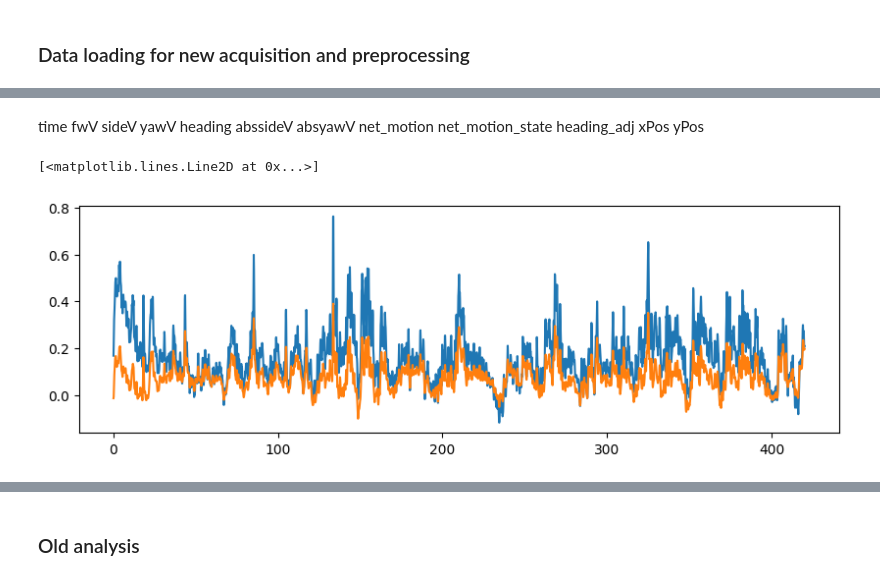
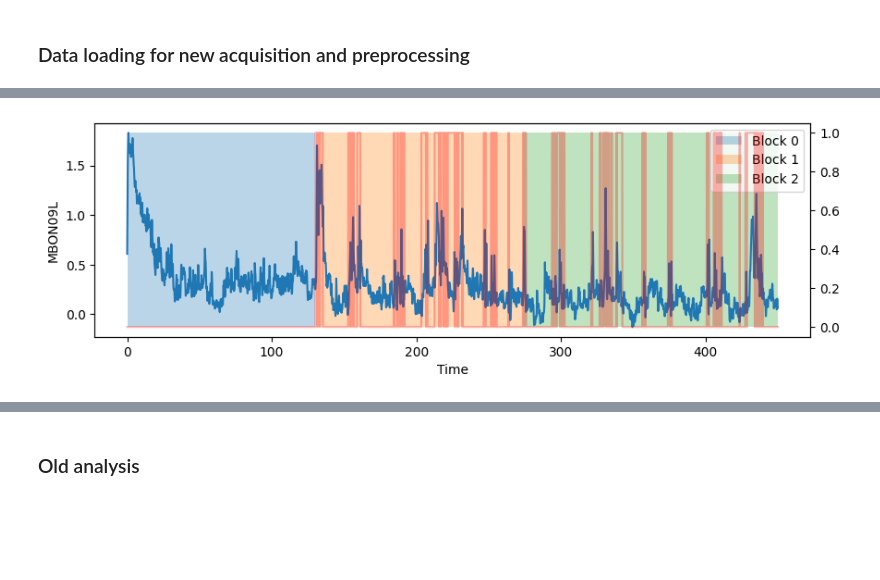
Before and after one commit to jingxuanf0214/thesis-2p-behavior-align, a Jupyter notebook: Exploratory analysis.ipynb, the cells around one changed output, grey strips where cells are left out. Drawn from its saved outputs; the diff is of its cells as text; code cells hidden in the pictures; blank space fills up the shorter version.

```diff
--- a/Exploratory analysis.ipynb
+++ b/Exploratory analysis.ipynb
@@ -60,8 +124,8 @@ def add_open_loop_column(df,shift=0):
 # %%
-base_path = "//research.files.med.harvard.edu/neurobio/wilsonlab/Jingxuan/standby/"
+base_path = "//research.files.med.harvard.edu/neurobio/wilsonlab/Jingxuan/processed/MBON_imaging/MBON09/"
 example_path_data = base_path+"20241019-3_MBON09_blocks/data/"
 example_path_results = base_path+"20241019-3_MBON09_blocks/results/"
-trial_num = 1
+trial_num = 2
 odor_threshold = 5
 time_interval_threshold = 16  # Assuming time is in seconds or an equivalent unit
 k = 8
@@ -75,6 +139,8 @@ behav_df, neural_df_new = imaging_behavior_functions.load_matfile_to_df(example_
 behav_df = imaging_behavior_functions.rename_dataframe(behav_df)
 behav_df = imaging_behavior_functions.detect_jumps_unwrapped(behav_df, 'heading', 'time', jump_threshold=np.pi/4, min_time_between_jumps=30)
 behav_df = imaging_behavior_functions.make_df_behavior_new(behav_df)
+behav_df = label_blocks(behav_df)
+#behav_df = imaging_behavior_functions.label_block(behav_df, 150)
 # %%
 behav_df
 # %% [output]
@@ -94,9 +160,25 @@ behav_df
-# %% [markdown]
-time	fwV	sideV	yawV	heading	abssideV	absyawV	net_motion	net_motion_state	heading_adj	xPos	yPos
 # %%
 fig, ax = plt.subplots(1, 1, figsize=(10, 3))
 ax.plot(neural_df.time, neural_df.MBON09L)
-ax.plot(neural_df.time, neural_df_new.mbon21_dff1)
+ax2 = ax.twinx()
+ax2.plot(behav_df.time, behav_df.odor_state, color='red',alpha=0.3)
+# Assuming behav_df.block contains discrete values for different blocks
+# that correspond to different chunks of time on the time axis
+# Shade regions based on block labels in behav_df
+for block_value in behav_df.block.unique():
+    # Get the time indices for this block
+    block_times = behav_df.time[behav_df.block == block_value]
+
+    # Shade the region corresponding to the current block
+    ax.fill_betweenx([neural_df.MBON09L.min(), neural_df.MBON09L.max()],
+                     block_times.min(), block_times.max(),
+                     alpha=0.3, label=f'Block {block_value}')
+
+# Add labels and legends
+ax.set_xlabel('Time')
+ax.set_ylabel('MBON09L')
+ax.legend()
+
+plt.show()
 # %% [output]
-[<matplotlib.lines.Line2D at 0x...>]
-[figure, old version]
+[figure, new version]
```
Also changed, not shown: parts of 10 cells of this notebook, 1 other file.
